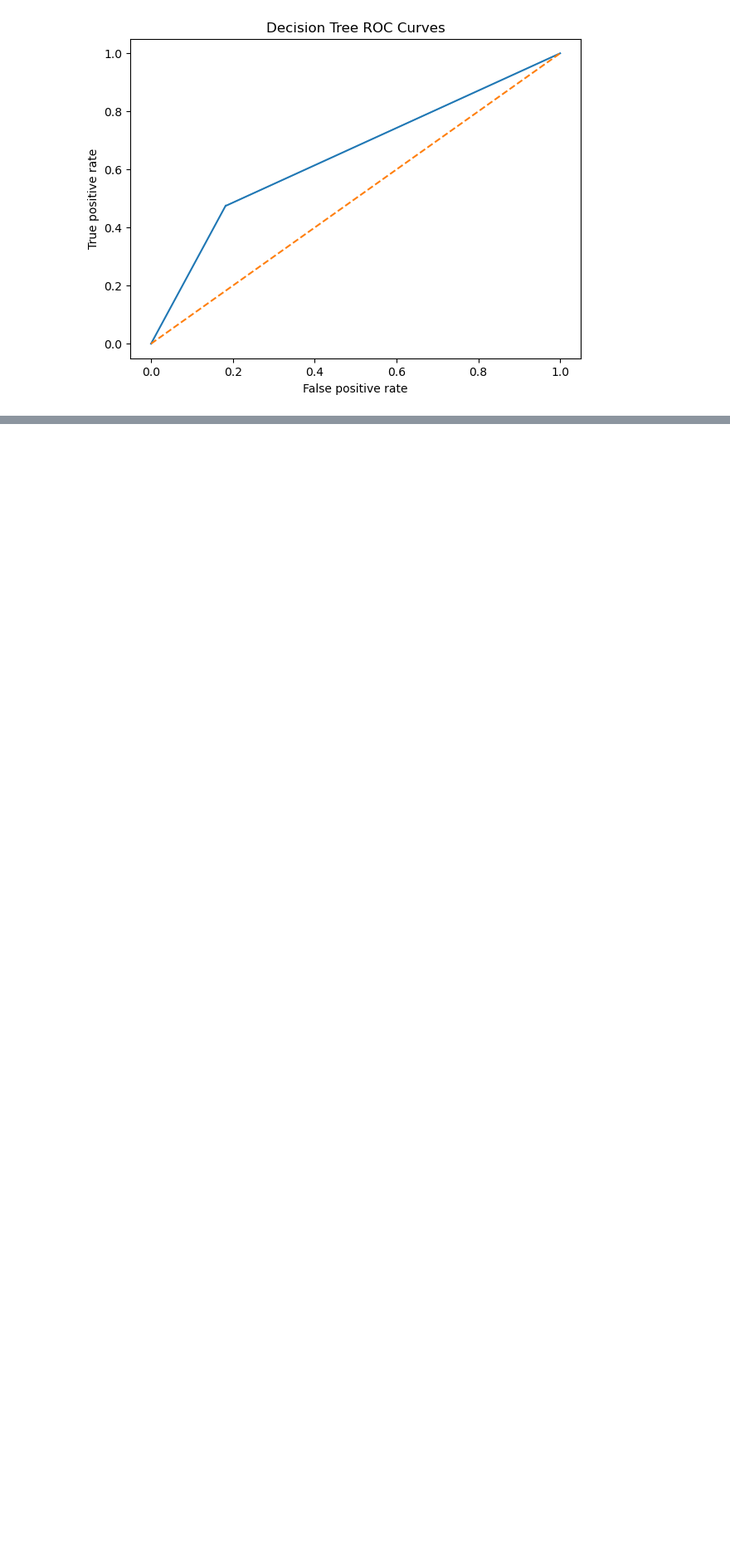
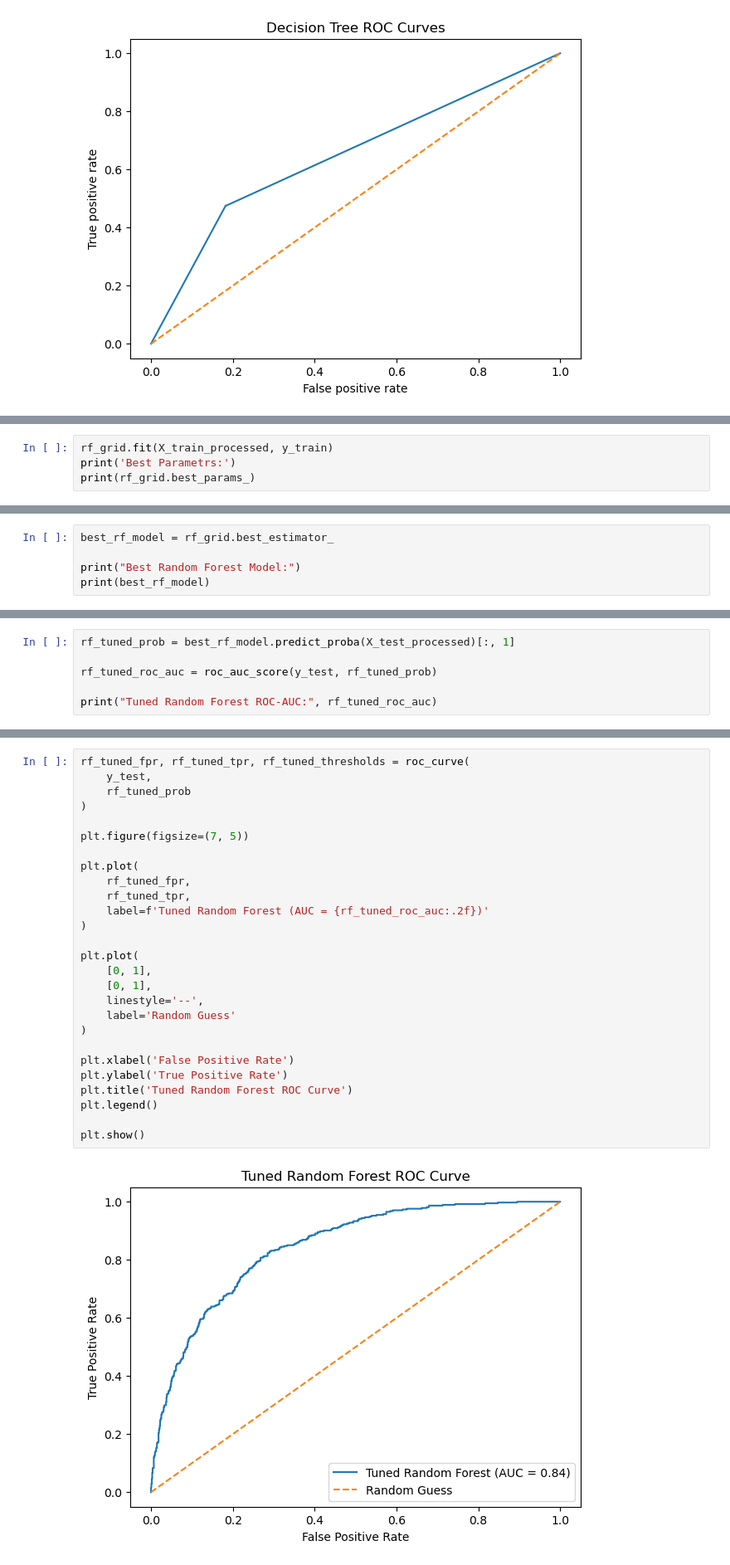
Before and after one commit to durgaprasadmaddi7-jpg/customer-churn-prediction, a Jupyter notebook: notebooks/Model_Building.ipynb, the cells around one changed output, grey strips where cells are left out. Shown at 83% size. Saved outputs shown, nothing was run; the diff lists cells and outputs as text; blank space fills up the shorter version.

```diff
--- a/notebooks/Model_Building.ipynb
+++ b/notebooks/Model_Building.ipynb
@@ -226,0 +380,4 @@ plt.show()
+# %%
+rf_grid.fit(X_train_processed, y_train)
+print('Best Parametrs:')
+print(rf_grid.best_params_)
@@ -226,0 +387,5 @@ plt.show()
+# %%
+best_rf_model = rf_grid.best_estimator_
+
+print("Best Random Forest Model:")
+print(best_rf_model)
@@ -226,0 +409,6 @@ plt.show()
+# %%
+rf_tuned_prob = best_rf_model.predict_proba(X_test_processed)[:, 1]
+
+rf_tuned_roc_auc = roc_auc_score(y_test, rf_tuned_prob)
+
+print("Tuned Random Forest ROC-AUC:", rf_tuned_roc_auc)
@@ -226,0 +440,29 @@ plt.show()
+# %%
+rf_tuned_fpr, rf_tuned_tpr, rf_tuned_thresholds = roc_curve(
+    y_test,
+    rf_tuned_prob
+)
+
+plt.figure(figsize=(7, 5))
+
+plt.plot(
+    rf_tuned_fpr,
+    rf_tuned_tpr,
+    label=f'Tuned Random Forest (AUC = {rf_tuned_roc_auc:.2f})'
+)
+
+plt.plot(
+    [0, 1],
+    [0, 1],
+    linestyle='--',
+    label='Random Guess'
+)
+
+plt.xlabel('False Positive Rate')
+plt.ylabel('True Positive Rate')
+plt.title('Tuned Random Forest ROC Curve')
+plt.legend()
+
+plt.show()
+# %% [output]
+[figure, added]
```
Also changed, not shown: parts of 36 cells of this notebook, 1 other file.
